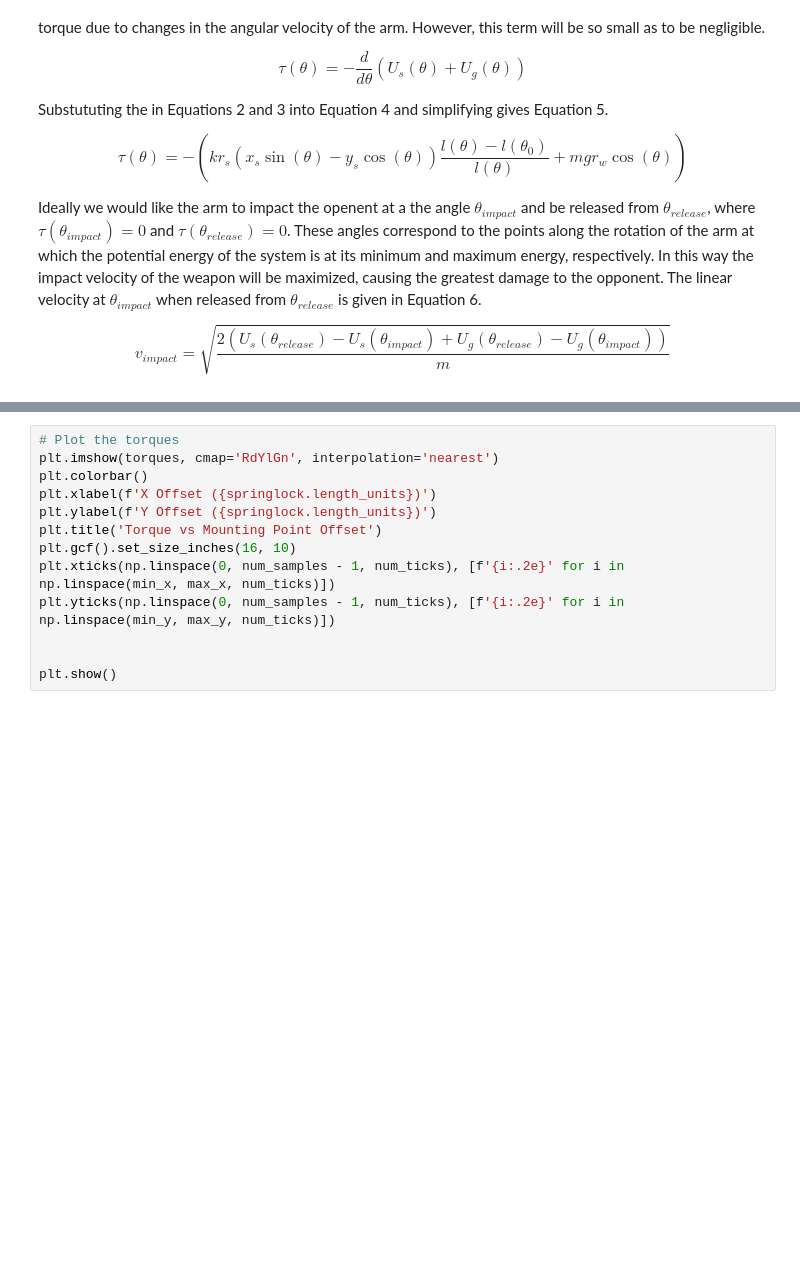
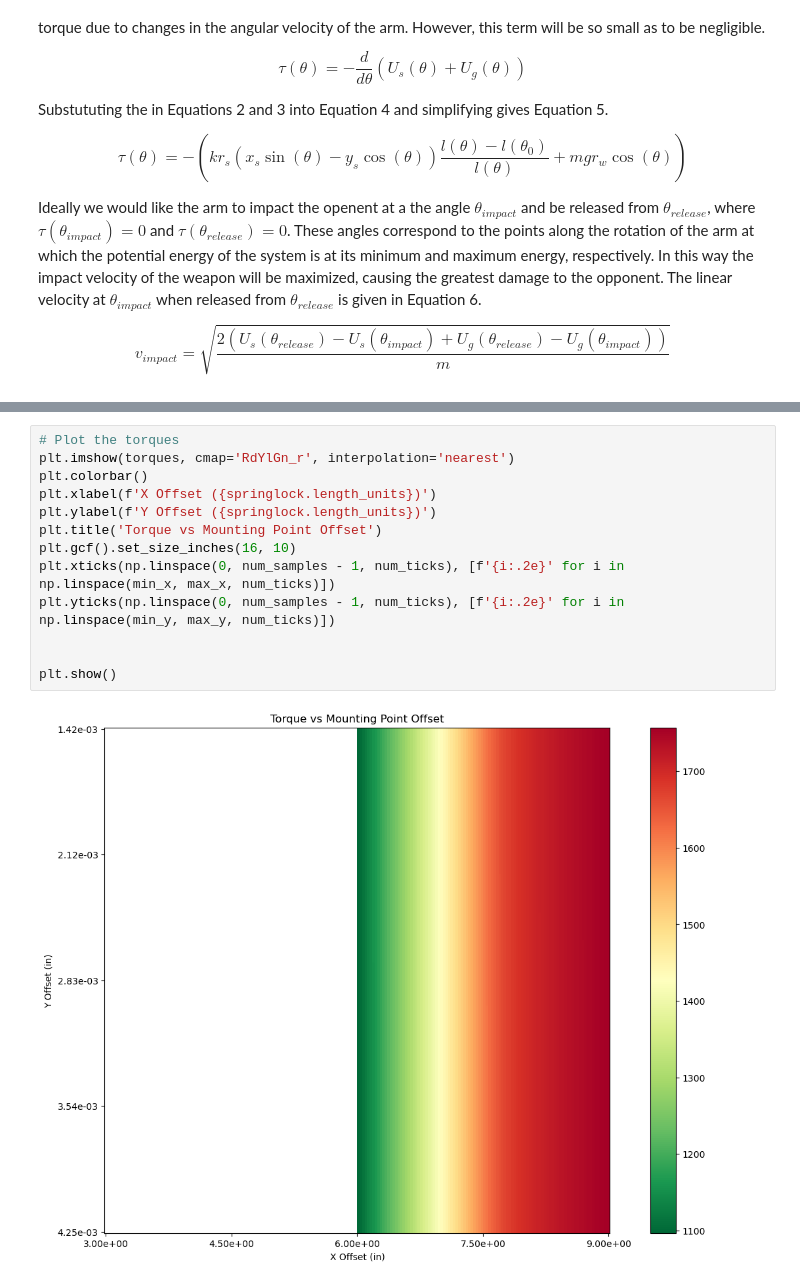
Before and after one commit to tux2603/emu, a Jupyter notebook: tools/weapon_optimizer.ipynb, the cells around one changed output, grey strips where cells are left out. Drawn from its saved outputs; the diff is of its cells as text; blank space fills up the shorter version.

```diff
--- a/tools/weapon_optimizer.ipynb
+++ b/tools/weapon_optimizer.ipynb
@@ -812,13 +876,15 @@ springlock.spring_mounting_point_y = original_y
 # %%
 # Plot the torques
-plt.imshow(torques, cmap='RdYlGn', interpolation='nearest')
+plt.imshow(torques, cmap='RdYlGn_r', interpolation='nearest')
 plt.colorbar()
 plt.xlabel(f'X Offset ({springlock.length_units})')
 plt.ylabel(f'Y Offset ({springlock.length_units})')
 plt.title('Torque vs Mounting Point Offset')
 plt.gcf().set_size_inches(16, 10)
 plt.xticks(np.linspace(0, num_samples - 1, num_ticks), [f'{i:.2e}' for i in np.linspace(min_x, max_x, num_ticks)])
 plt.yticks(np.linspace(0, num_samples - 1, num_ticks), [f'{i:.2e}' for i in np.linspace(min_y, max_y, num_ticks)])
 
 
 plt.show()
+# %% [output]
+[figure, added]
```
Also changed, not shown: parts of 18 cells of this notebook.
